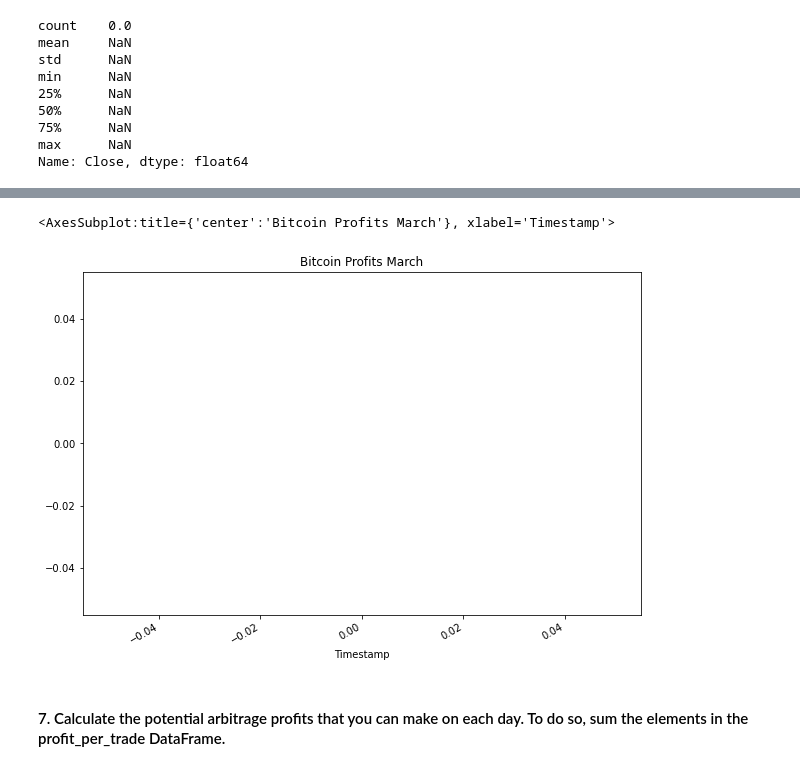
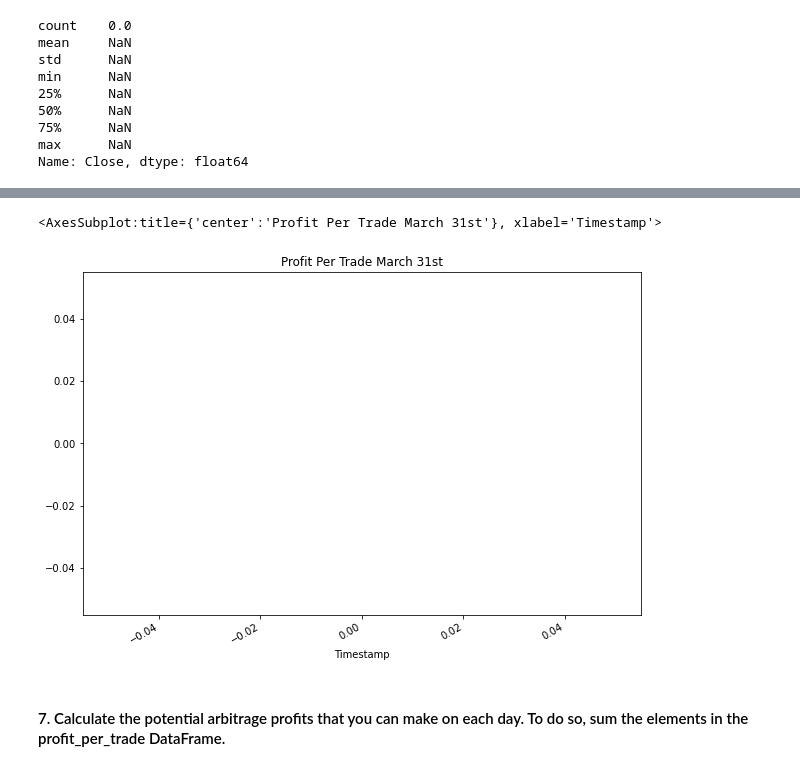
Before and after one commit to danicavalera/Crypto_Arbitrage, a Jupyter notebook: Assignment3/crypto_arbitrage.ipynb, the cells around one changed output, grey strips where cells are left out. Saved outputs shown, nothing was run; the diff lists cells and outputs as text; code cells hidden in the pictures.

```diff
--- a/Assignment3/crypto_arbitrage.ipynb
+++ b/Assignment3/crypto_arbitrage.ipynb
@@ -607,9 +633,13 @@ profit_per_trade_middle
 # %% [output]
 Series([], Name: Close, dtype: float64)
 # %%
-#late
-profit_late = profitable_trades_late * coinbase_df['Close'].loc['2018-02-14']
+#Late
+profit_late = profitable_trades_late * coinbase_df['Close'].loc['2018-01-01']
+
+# Drop any missing values from the profit DataFrame
 profit_per_trade_late = profit_late.dropna()
+
+# View the early profit DataFrame
 profit_per_trade_late
 # %% [output]
 Series([], Name: Close, dtype: float64)
@@ -669,8 +699,9 @@ profit_per_trade_middle.plot(figsize=(10,7), title="Bitcoin Profits February")
 # %%
-profit_per_trade_late.plot(figsize=(10,7), title="Bitcoin Profits March")
+#Late
+profit_per_trade_late.plot(figsize=(10,7), title="Profit Per Trade March 31st")
 # %% [output]
-<AxesSubplot:title={'center':'Bitcoin Profits March'}, xlabel='Timestamp'>
+<AxesSubplot:title={'center':'Profit Per Trade March 31st'}, xlabel='Timestamp'>
-[figure, old version]
+[figure, new version]
 # %% [markdown]
 #### 7. Calculate the potential arbitrage profits that you can make on each day. To do so, sum the elements in the profit_per_trade DataFrame.
 # %%
```
Also changed, not shown: parts of 24 cells of this notebook.
